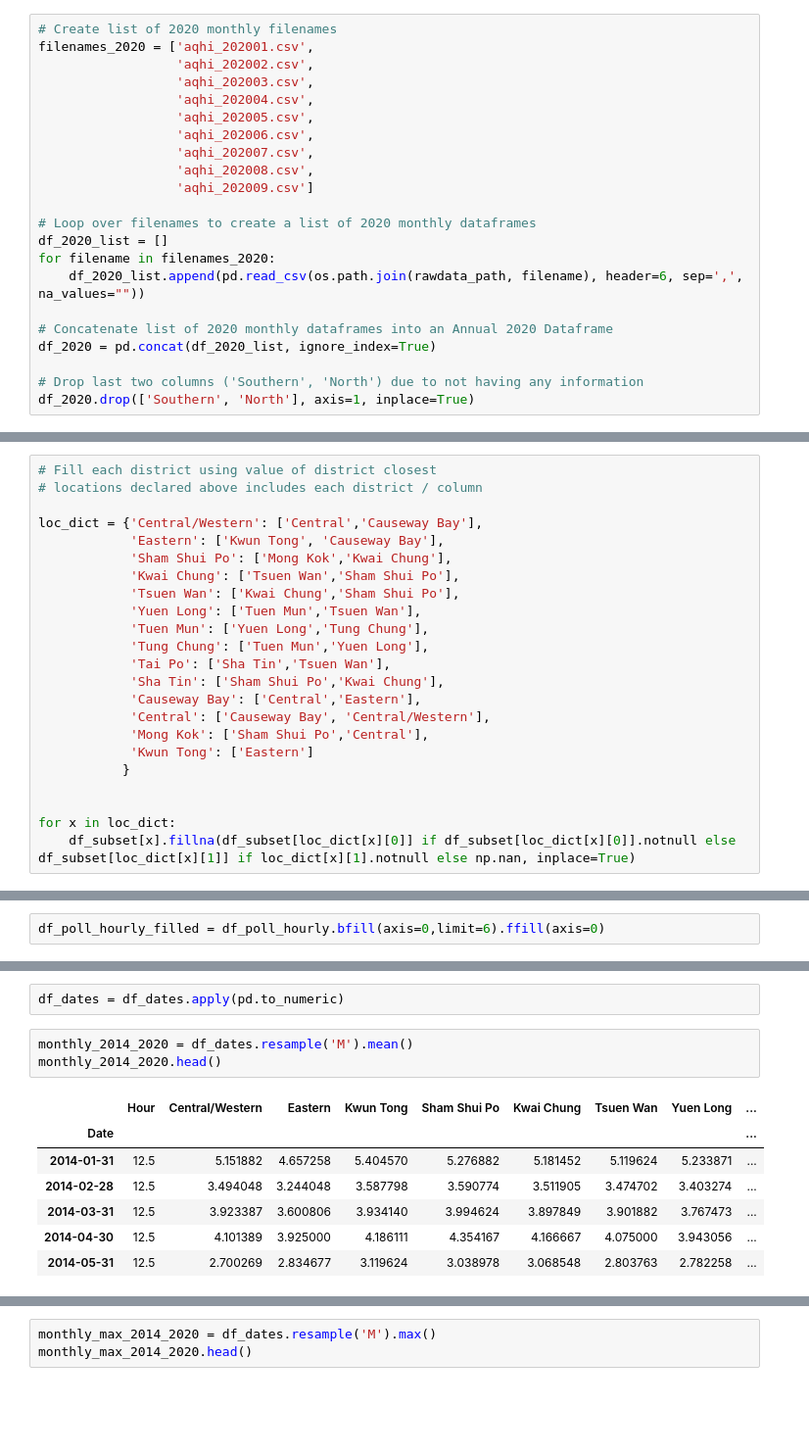
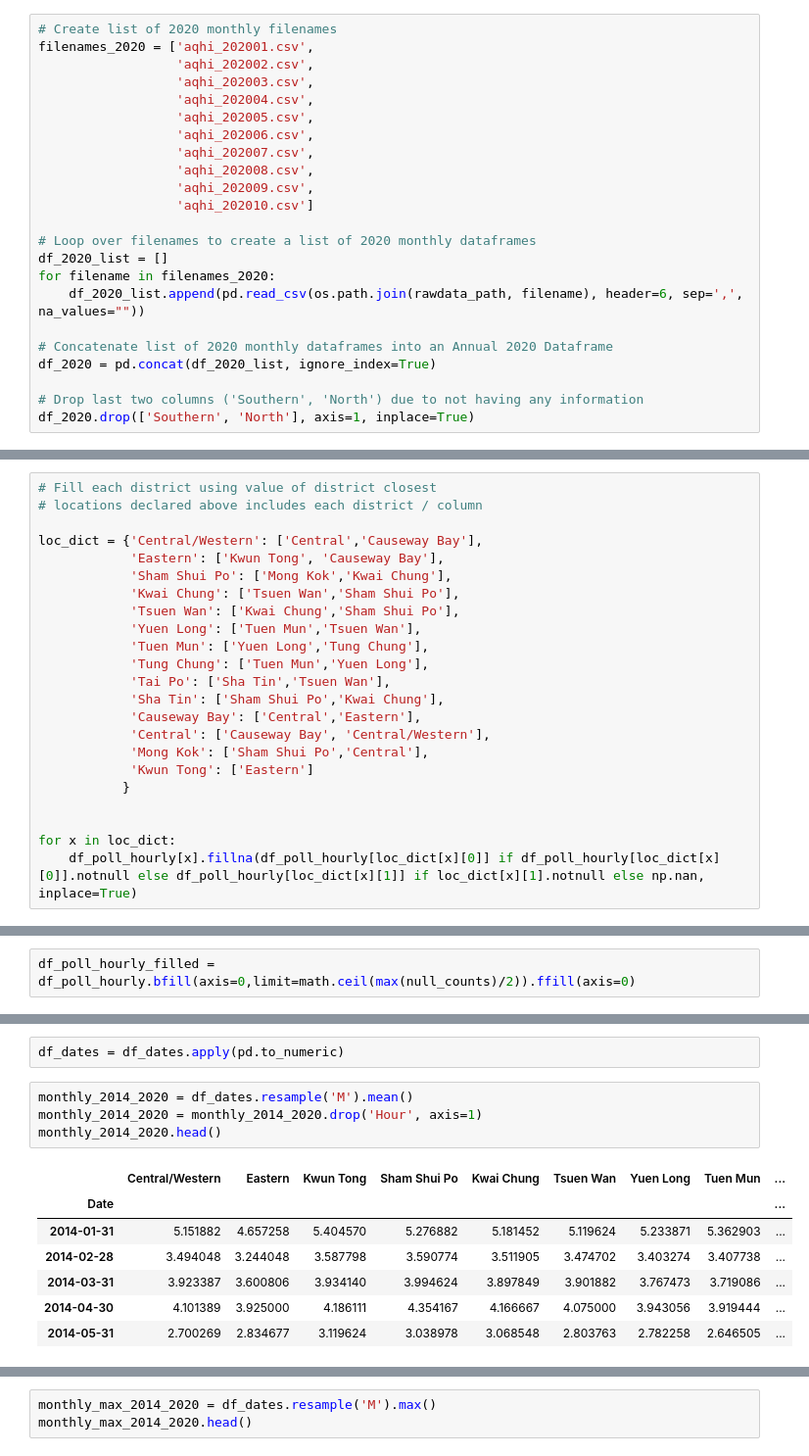
Before and after one commit to taflor/HongKongPollution, a Jupyter notebook: HongKongPollution/notebooks/1.1_HK_Pollution_Data_Wrangling_and_Cleaning.ipynb, the cells around one changed output, grey strips where cells are left out. Shown at 98% size. Saved outputs shown, nothing was run; the diff lists cells and outputs as text; blank space fills up the shorter version.

```diff
--- a/HongKongPollution/notebooks/1.1_HK_Pollution_Data_Wrangling_and_Cleaning.ipynb
+++ b/HongKongPollution/notebooks/1.1_HK_Pollution_Data_Wrangling_and_Cleaning.ipynb
@@ -410,7 +440,8 @@ filenames_2020 = ['aqhi_202001.csv',
                   'aqhi_202006.csv',
                   'aqhi_202007.csv',
                   'aqhi_202008.csv',
-                  'aqhi_202009.csv']
+                  'aqhi_202009.csv',
+                  'aqhi_202010.csv']
 
 # Loop over filenames to create a list of 2020 monthly dataframes
 df_2020_list = []
@@ -576,4 +729,4 @@ loc_dict = {'Central/Western': ['Central','Causeway Bay'],
 
 
 for x in loc_dict:
-    df_subset[x].fillna(df_subset[loc_dict[x][0]] if df_subset[loc_dict[x][0]].notnull else df_subset[loc_dict[x][1]] if loc_dict[x][1].notnull else np.nan, inplace=True)
+    df_poll_hourly[x].fillna(df_poll_hourly[loc_dict[x][0]] if df_poll_hourly[loc_dict[x][0]].notnull else df_poll_hourly[loc_dict[x][1]] if loc_dict[x][1].notnull else np.nan, inplace=True)
@@ -720,2 +779,2 @@ Overall max consecutive nulls:  12
 # %%
-df_poll_hourly_filled = df_poll_hourly.bfill(axis=0,limit=6).ffill(axis=0)
+df_poll_hourly_filled = df_poll_hourly.bfill(axis=0,limit=math.ceil(max(null_counts)/2)).ffill(axis=0)
@@ -837,12 +878,13 @@ df_dates.describe().T
 df_dates = df_dates.apply(pd.to_numeric)
 # %%
 monthly_2014_2020 = df_dates.resample('M').mean()
+monthly_2014_2020 = monthly_2014_2020.drop('Hour', axis=1)
 monthly_2014_2020.head()
 # %% [output]
-|  | Hour | Central/Western | Eastern | Kwun Tong | Sham Shui Po | Kwai Chung | Tsuen Wan | Yuen Long | ... |
+|  | Central/Western | Eastern | Kwun Tong | Sham Shui Po | Kwai Chung | Tsuen Wan | Yuen Long | Tuen Mun | ... |
 | Date |  |  |  |  |  |  |  |  | ... |
-| 2014-01-31 | 12.5 | 5.151882 | 4.657258 | 5.404570 | 5.276882 | 5.181452 | 5.119624 | 5.233871 | ... |
-| 2014-02-28 | 12.5 | 3.494048 | 3.244048 | 3.587798 | 3.590774 | 3.511905 | 3.474702 | 3.403274 | ... |
-| 2014-03-31 | 12.5 | 3.923387 | 3.600806 | 3.934140 | 3.994624 | 3.897849 | 3.901882 | 3.767473 | ... |
-| 2014-04-30 | 12.5 | 4.101389 | 3.925000 | 4.186111 | 4.354167 | 4.166667 | 4.075000 | 3.943056 | ... |
-| 2014-05-31 | 12.5 | 2.700269 | 2.834677 | 3.119624 | 3.038978 | 3.068548 | 2.803763 | 2.782258 | ... |
+| 2014-01-31 | 5.151882 | 4.657258 | 5.404570 | 5.276882 | 5.181452 | 5.119624 | 5.233871 | 5.362903 | ... |
+| 2014-02-28 | 3.494048 | 3.244048 | 3.587798 | 3.590774 | 3.511905 | 3.474702 | 3.403274 | 3.407738 | ... |
+| 2014-03-31 | 3.923387 | 3.600806 | 3.934140 | 3.994624 | 3.897849 | 3.901882 | 3.767473 | 3.719086 | ... |
+| 2014-04-30 | 4.101389 | 3.925000 | 4.186111 | 4.354167 | 4.166667 | 4.075000 | 3.943056 | 3.919444 | ... |
+| 2014-05-31 | 2.700269 | 2.834677 | 3.119624 | 3.038978 | 3.068548 | 2.803763 | 2.782258 | 2.646505 | ... |
```
Also changed, not shown: parts of 74 cells of this notebook, 5 other files.
